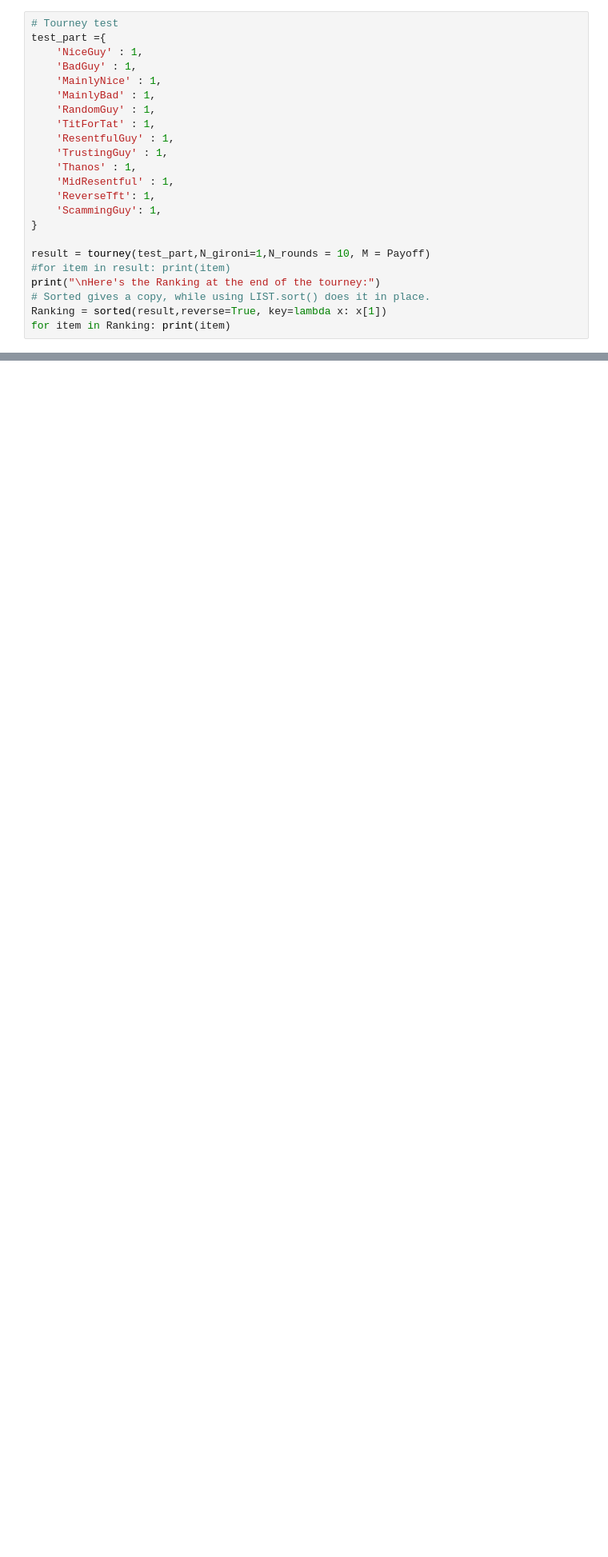
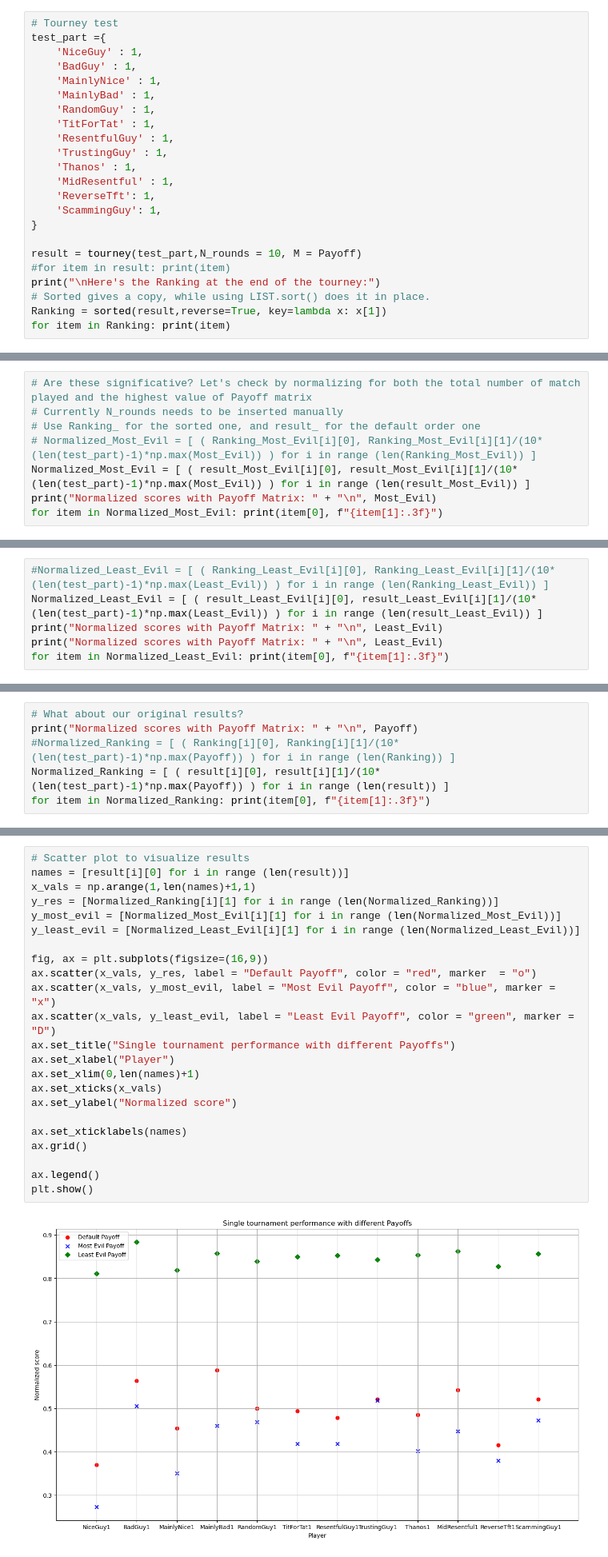
Before and after one commit to LeoPi314/LCP_projects_Y7_Group_4, a Jupyter notebook: Tourney.ipynb, the cells around one changed output, grey strips where cells are left out. Shown at 80% size. Saved outputs shown, nothing was run; the diff lists cells and outputs as text; blank space fills up the shorter version.

Commit message:
[Mattia] Tourney update with some comparison;further discussion needed for generalization

```diff
--- a/Tourney.ipynb
+++ b/Tourney.ipynb
@@ -295,7 +295,7 @@ test_part ={
     'ScammingGuy': 1,
 }
 
-result = tourney(test_part,N_gironi=1,N_rounds = 10, M = Payoff)
+result = tourney(test_part,N_rounds = 10, M = Payoff)
 #for item in result: print(item)
 print("\nHere's the Ranking at the end of the tourney:")
 # Sorted gives a copy, while using LIST.sort() does it in place.
@@ -415,0 +455,8 @@ print(Promote_Evil)
+# %%
+# Are these significative? Let's check by normalizing for both the total number of match played and the highest value of Payoff matrix
+# Currently N_rounds needs to be inserted manually
+# Use Ranking_ for the sorted one, and result_ for the default order one
+# Normalized_Most_Evil = [ ( Ranking_Most_Evil[i][0], Ranking_Most_Evil[i][1]/(10*(len(test_part)-1)*np.max(Most_Evil)) ) for i in range (len(Ranking_Most_Evil)) ]
+Normalized_Most_Evil = [ ( result_Most_Evil[i][0], result_Most_Evil[i][1]/(10*(len(test_part)-1)*np.max(Most_Evil)) ) for i in range (len(result_Most_Evil)) ]
+print("Normalized scores with Payoff Matrix: " + "\n", Most_Evil)
+for item in Normalized_Most_Evil: print(item[0], f"{item[1]:.3f}")
@@ -415,0 +479,6 @@ print(Promote_Evil)
+# %%
+#Normalized_Least_Evil = [ ( Ranking_Least_Evil[i][0], Ranking_Least_Evil[i][1]/(10*(len(test_part)-1)*np.max(Least_Evil)) ) for i in range (len(Ranking_Least_Evil)) ]
+Normalized_Least_Evil = [ ( result_Least_Evil[i][0], result_Least_Evil[i][1]/(10*(len(test_part)-1)*np.max(Least_Evil)) ) for i in range (len(result_Least_Evil)) ]
+print("Normalized scores with Payoff Matrix: " + "\n", Least_Evil)
+print("Normalized scores with Payoff Matrix: " + "\n", Least_Evil)
+for item in Normalized_Least_Evil: print(item[0], f"{item[1]:.3f}")
@@ -415,0 +504,6 @@ print(Promote_Evil)
+# %%
+# What about our original results?
+print("Normalized scores with Payoff Matrix: " + "\n", Payoff)
+#Normalized_Ranking = [ ( Ranking[i][0], Ranking[i][1]/(10*(len(test_part)-1)*np.max(Payoff)) ) for i in range (len(Ranking)) ]
+Normalized_Ranking = [ ( result[i][0], result[i][1]/(10*(len(test_part)-1)*np.max(Payoff)) ) for i in range (len(result)) ]
+for item in Normalized_Ranking: print(item[0], f"{item[1]:.3f}")
@@ -415,0 +526,25 @@ print(Promote_Evil)
+# %%
+# Scatter plot to visualize results
+names = [result[i][0] for i in range (len(result))]
+x_vals = np.arange(1,len(names)+1,1)
+y_res = [Normalized_Ranking[i][1] for i in range (len(Normalized_Ranking))]
+y_most_evil = [Normalized_Most_Evil[i][1] for i in range (len(Normalized_Most_Evil))]
+y_least_evil = [Normalized_Least_Evil[i][1] for i in range (len(Normalized_Least_Evil))]
+
+fig, ax = plt.subplots(figsize=(16,9))
+ax.scatter(x_vals, y_res, label = "Default Payoff", color = "red", marker  = "o")
+ax.scatter(x_vals, y_most_evil, label = "Most Evil Payoff", color = "blue", marker = "x")
+ax.scatter(x_vals, y_least_evil, label = "Least Evil Payoff", color = "green", marker = "D")
+ax.set_title("Single tournament performance with different Payoffs")
+ax.set_xlabel("Player")
+ax.set_xlim(0,len(names)+1)
+ax.set_xticks(x_vals)
+ax.set_ylabel("Normalized score")
+
+ax.set_xticklabels(names)
+ax.grid()
+
+ax.legend()
+plt.show()
+# %% [output]
+[figure, added]
```
Also changed, not shown: parts of 7 cells of this notebook.
